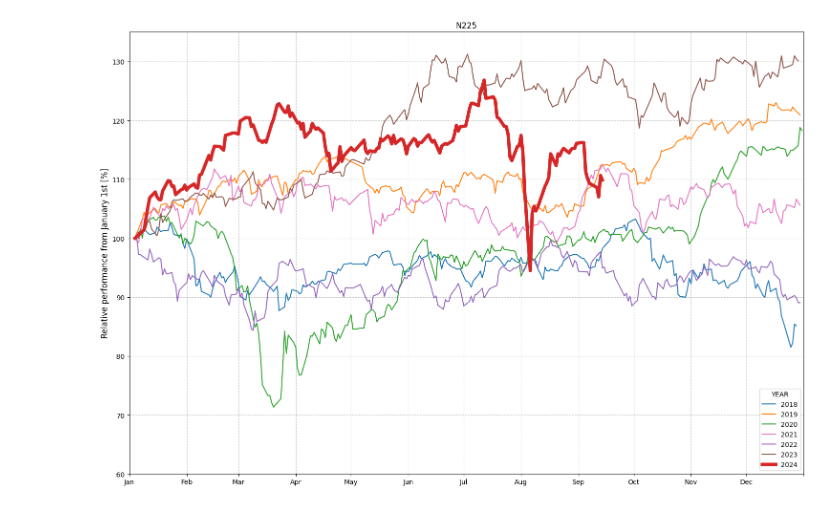
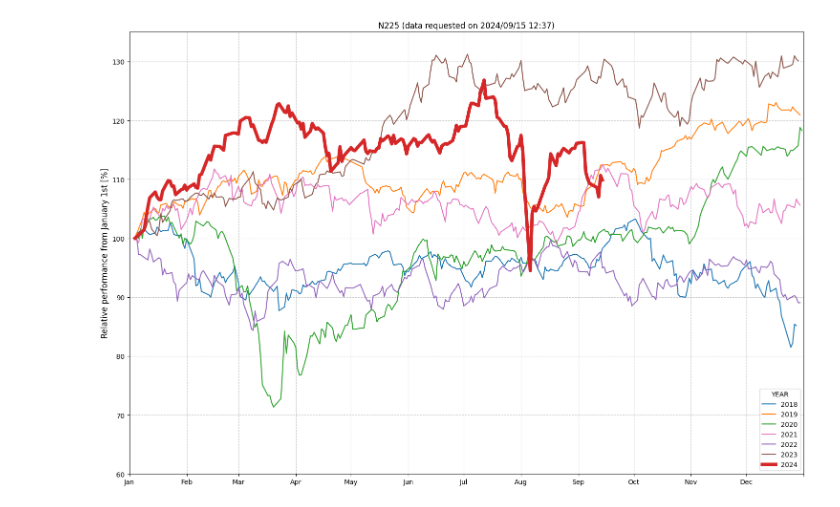
Before and after one commit to Yoshiharu-Ikutani/sp500, a Jupyter notebook: N225.ipynb, the cells around one changed output. Cells and saved outputs as stored; diff of their text form; code cells hidden in the pictures.

```diff
--- a/N225.ipynb
+++ b/N225.ipynb
@@ -13,32 +13,33 @@ data = topix.history(start=start_date, end=end_date)
 # 各年の最初の取引日の終値を100%として正規化
 yearly_data = {}
 for year in range(2018, datetime.now().year + 1):
     year_data = data[data.index.year == year]['Close']
     if not year_data.empty:
         base_value = year_data.iloc[0]
         yearly_data[year] = (year_data / base_value) * 100
 
 # プロットの作成
+str_now = datetime.now().strftime("%Y/%m/%d %H:%M")
 plt.figure(figsize=(15, 10))
 colors = ['#1f77b4', '#ff7f0e', '#2ca02c', '#e377c2', '#9467bd', '#8c564b', '#d62728']
 
 for i, (year, values) in enumerate(yearly_data.items()):
     if year == datetime.now().year:
         plt.plot(values.index.dayofyear, values, label=str(year), color=colors[-1], linewidth=5)
     else:
         plt.plot(values.index.dayofyear, values, label=str(year), color=colors[i % len(colors)])
 
 plt.legend(title='YEAR', fontsize=10, loc='lower right')
 plt.grid(True, linestyle='--', alpha=0.7)
 plt.xlim(1, 366)
 plt.ylim(60, 135)
 
 plt.xticks([1, 32, 60, 91, 121, 152, 182, 213, 244, 274, 305, 335, 366],
            ['Jan', 'Feb', 'Mar', 'Apr', 'May', 'Jun', 'Jul', 'Aug', 'Sep', 'Oct', 'Nov', 'Dec', ''])
 
 plt.ylabel('Relative performance from January 1st [%]', fontsize=12)
-plt.title('N225', fontsize=12)
+plt.title('N225 (data requested on ' + str_now + ')', fontsize=12)
 plt.tight_layout()
 plt.show()
 # %% [output]
-[figure, old version]
+[figure, new version]
```
